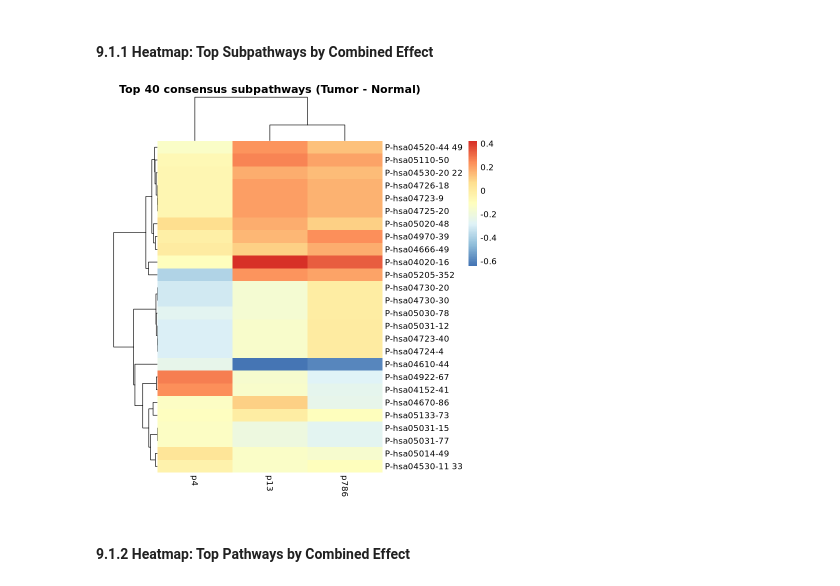
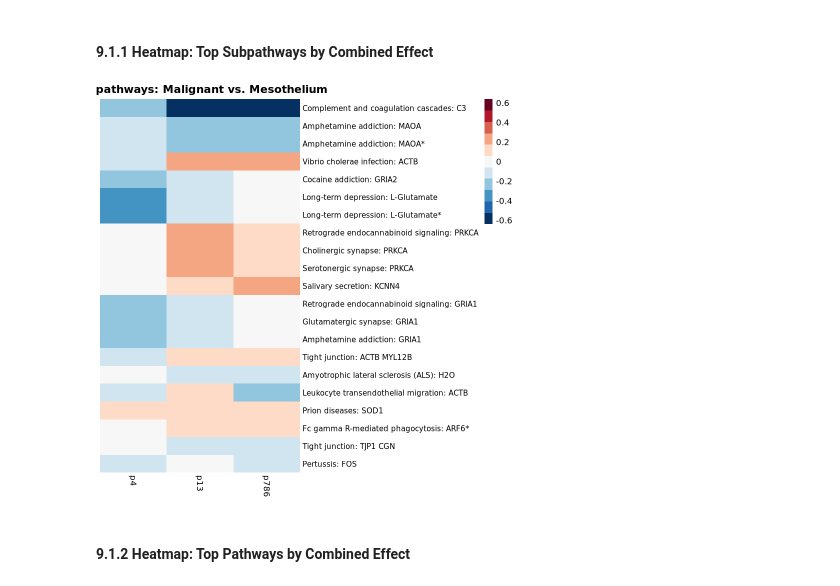
Before and after one commit to BennetDub/mein-r-projekt, a Jupyter notebook: Hipathia withou PB.ipynb, the cells around one changed output. Saved outputs shown, nothing was run; the diff lists cells and outputs as text; code cells hidden in the pictures.

```diff
--- a/Hipathia withou PB.ipynb
+++ b/Hipathia withou PB.ipynb
@@ -1449,26 +1451,32 @@ Label distribution at different neutrality thresholds
 ### 9.1 Heatmap
 # %% [markdown]
 #### 9.1.1 Heatmap: Top Subpathways by Combined Effect
-# %%
-# Top_n with combined_effects (8.1.)
-top_n <- 40
-top_sub <- head(consensus_compact$subpathway, top_n)
-
-delta_top <- delta_sub[top_sub, , drop = FALSE]
-
-# Order of the patients
-delta_top <- delta_top[, paired_patients, drop = FALSE]
-
-#Heatmap
-pheatmap::pheatmap(
-  delta_top,
-  main = paste0("Top ", top_n, " consensus subpathways (Tumor - Normal)"),
-  clustering_method = "ward.D2",
-  scale = "none",
-  border_color = NA,
-  cellwidth         = 90
-)
-# %% [output]
-[figure, removed]
+# %%
+library(RColorBrewer)
+
+top_sub <- consensus_compact$subpathway
+delta_top <- delta_sub[top_sub, , drop = FALSE]
+delta_top <- delta_top[, c("p4", "p13", "p786"), drop = FALSE]
+rownames(delta_top) <- subpathway_names[rownames(delta_top)]
+
+# Farbskala mit korrekten breaks
+max_val <- max(abs(delta_top), na.rm = TRUE)
+breaks <- seq(-max_val, max_val, length.out = 12)
+
+pheatmap::pheatmap(
+  delta_top,
+  main = "Subpathways: Malignant vs. Mesothelium",
+  cluster_rows = FALSE,
+  cluster_cols = FALSE,
+  scale = "none",
+  border_color = NA,
+  color = rev(RColorBrewer::brewer.pal(11, "RdBu")),
+  breaks = breaks,
+  cellwidth = 80,
+  fontsize_row = 9,
+  legend = TRUE
+)
+# %% [output]
+[figure, added]
 # %% [markdown]
 #### 9.1.2 Heatmap: Top Pathways by Combined Effect
```
Also changed, not shown: parts of 20 cells of this notebook.
